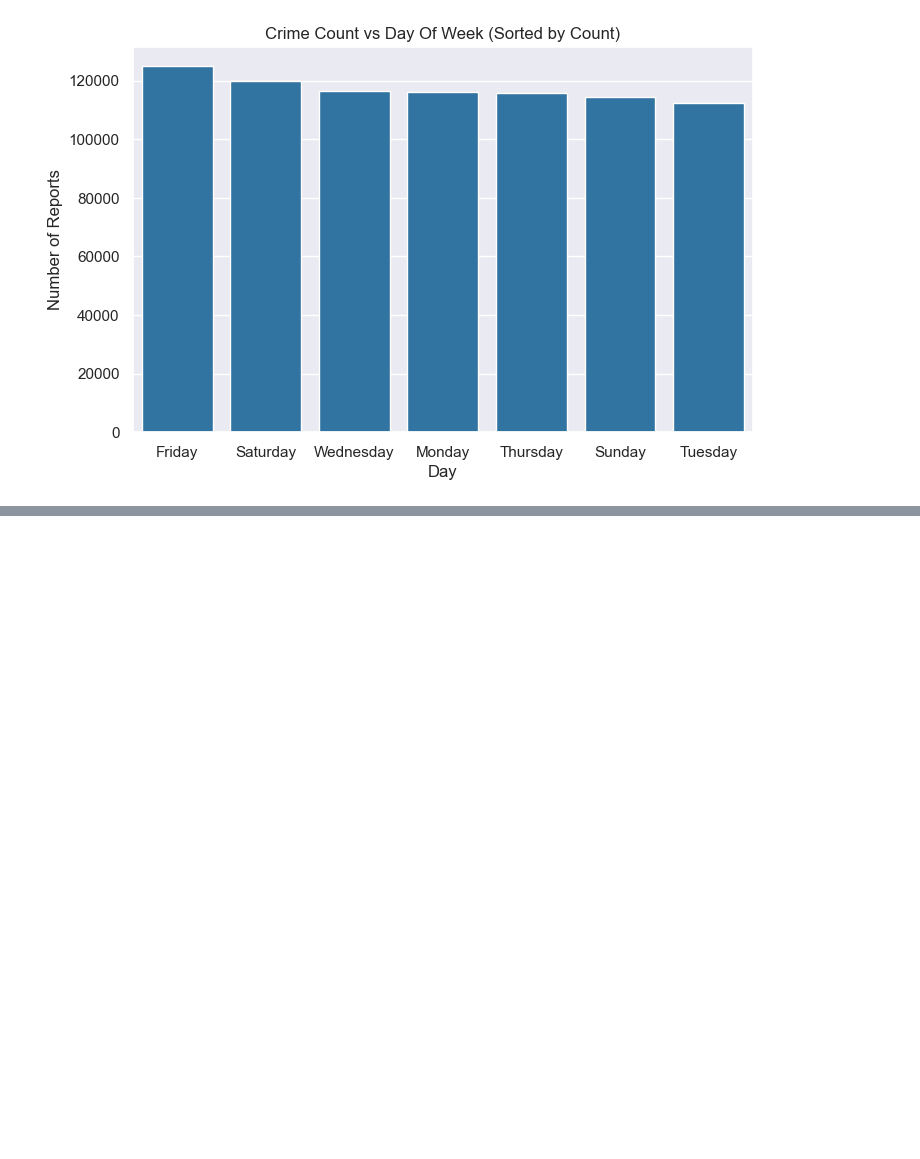
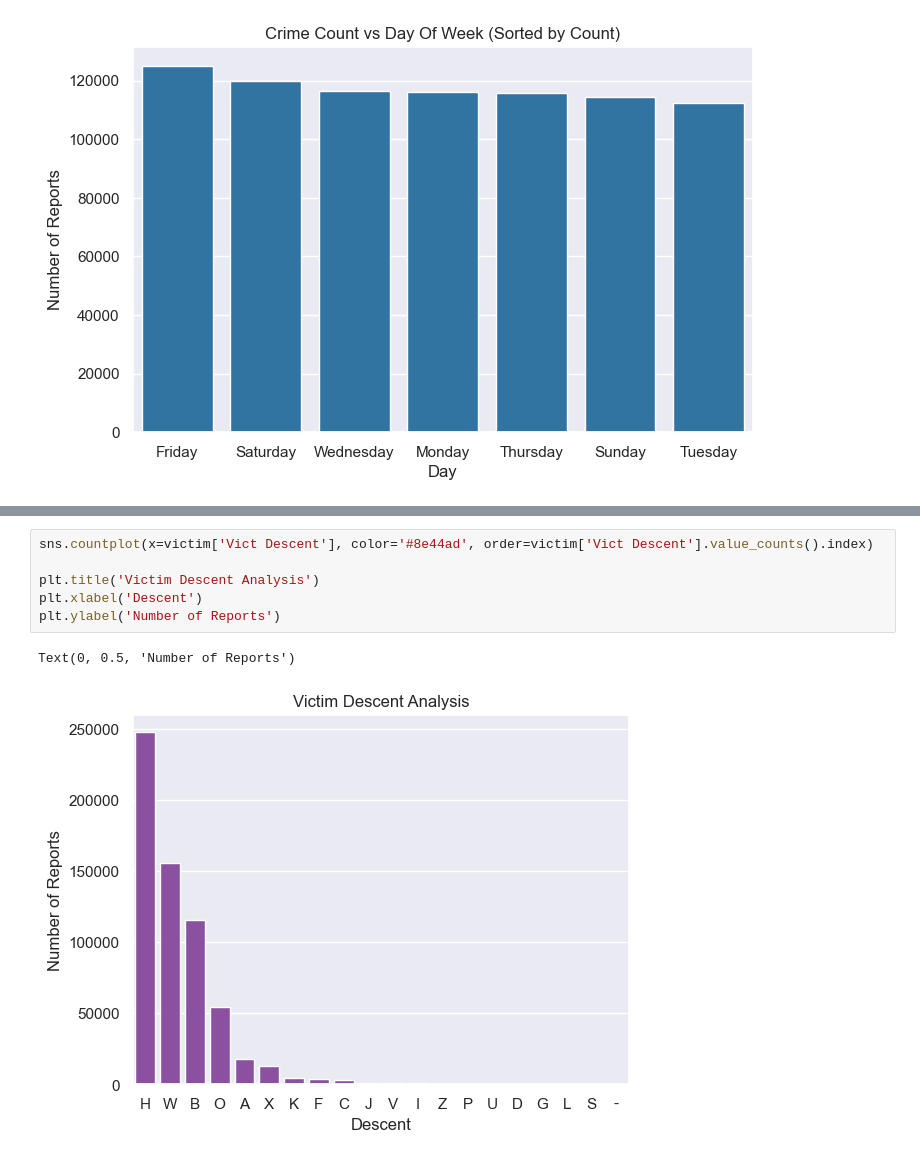
Before and after one commit to RishabhHM/Analyzing-Crime-In-LA, a Jupyter notebook: Crime_In_LA.ipynb, the cells around one changed output, grey strips where cells are left out. Saved outputs shown, nothing was run; the diff lists cells and outputs as text; blank space fills up the shorter version.

```diff
--- a/Crime_In_LA.ipynb
+++ b/Crime_In_LA.ipynb
@@ -387,0 +468,9 @@ Text(0, 0.5, 'Number of Reports')
+# %%
+sns.countplot(x=victim['Vict Descent'], color='#8e44ad', order=victim['Vict Descent'].value_counts().index)
+
+plt.title('Victim Descent Analysis')
+plt.xlabel('Descent')
+plt.ylabel('Number of Reports')
+# %% [output]
+Text(0, 0.5, 'Number of Reports')
+[figure, added]
```
Also changed, not shown: parts of 14 cells of this notebook.
